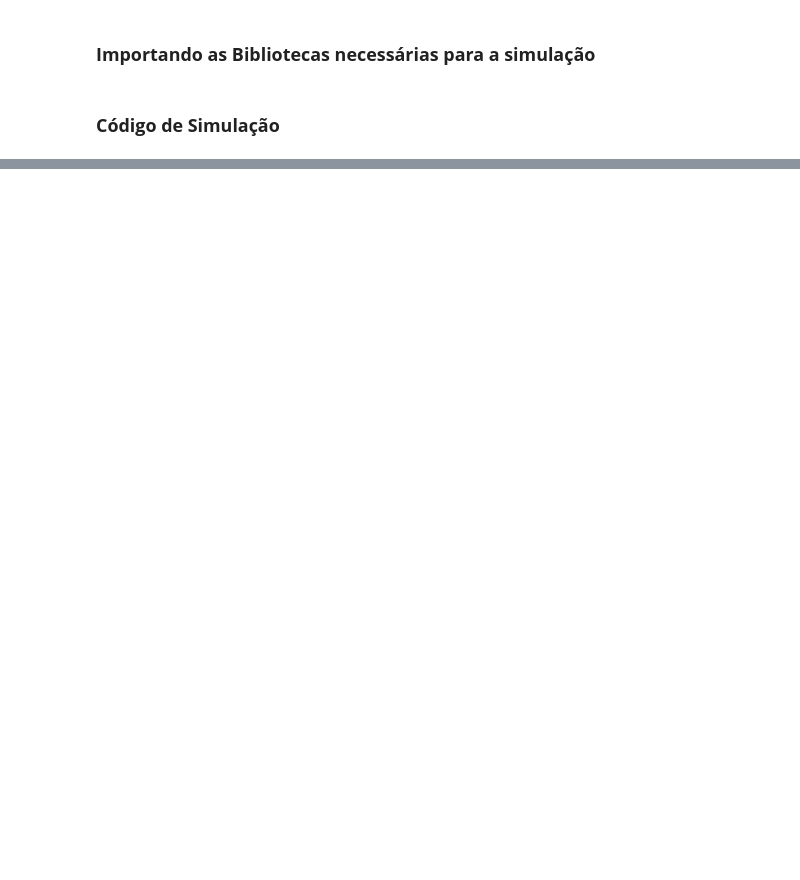
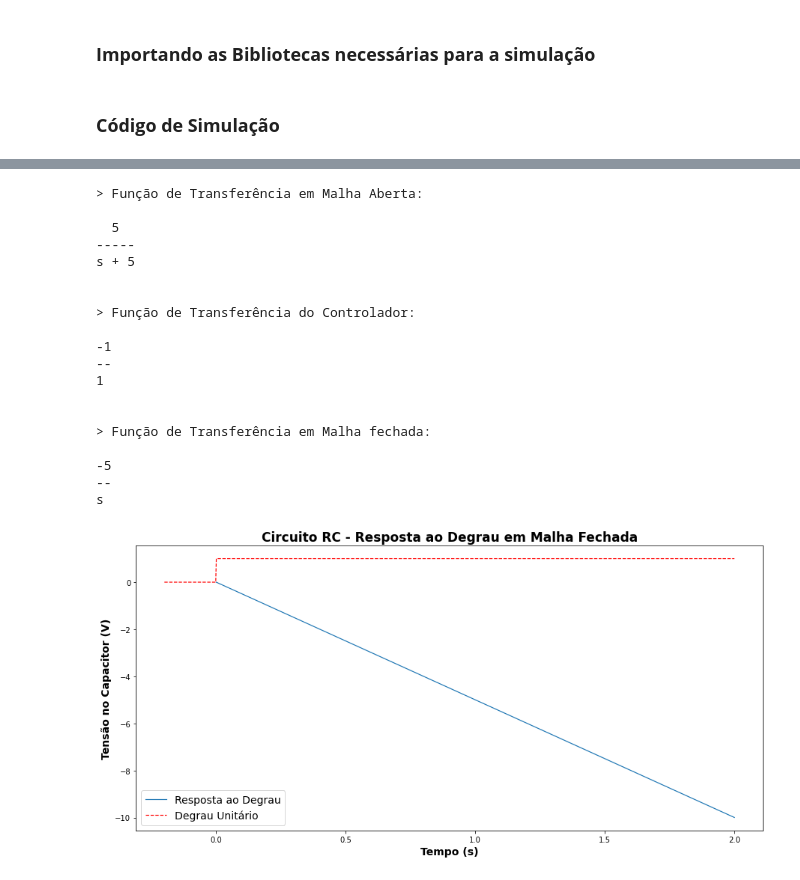
Before and after one commit to Oseiasdfarias/Control_Sys_Python, a Jupyter notebook: Controle_Malha_Fechada_circuito_RC/controle_Malha_Fechada_CircuitoRC.ipynb, the cells around one changed output, grey strips where cells are left out. Drawn from its saved outputs; the diff is of its cells as text; code cells hidden in the pictures; blank space fills up the shorter version.

```diff
--- a/Controle_Malha_Fechada_circuito_RC/controle_Malha_Fechada_CircuitoRC.ipynb
+++ b/Controle_Malha_Fechada_circuito_RC/controle_Malha_Fechada_CircuitoRC.ipynb
@@ -255,0 +286,23 @@ s + 20
+# %%
+Simulacao_RC(K_p = -1.0)
+# %% [output]
+> Função de Transferência em Malha Aberta:
+
+  5
+-----
+s + 5
+
+
+> Função de Transferência do Controlador:
+
+-1
+--
+1
+
+
+> Função de Transferência em Malha fechada:
+
+-5
+--
+s
+[figure, added]
```
Also changed, not shown: parts of 5 cells of this notebook.
